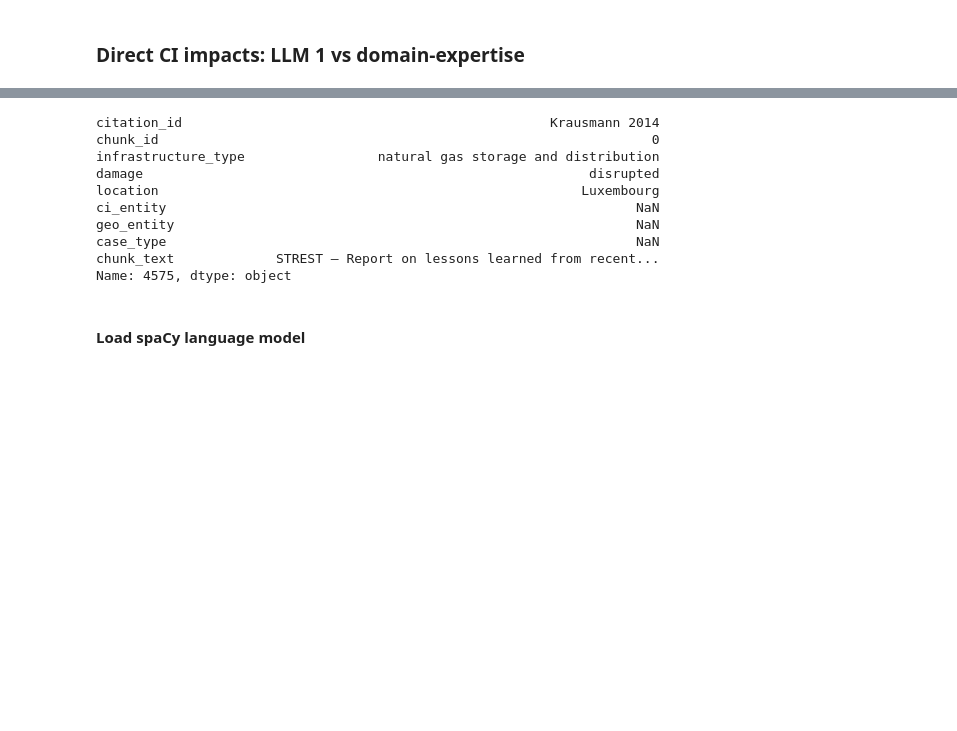
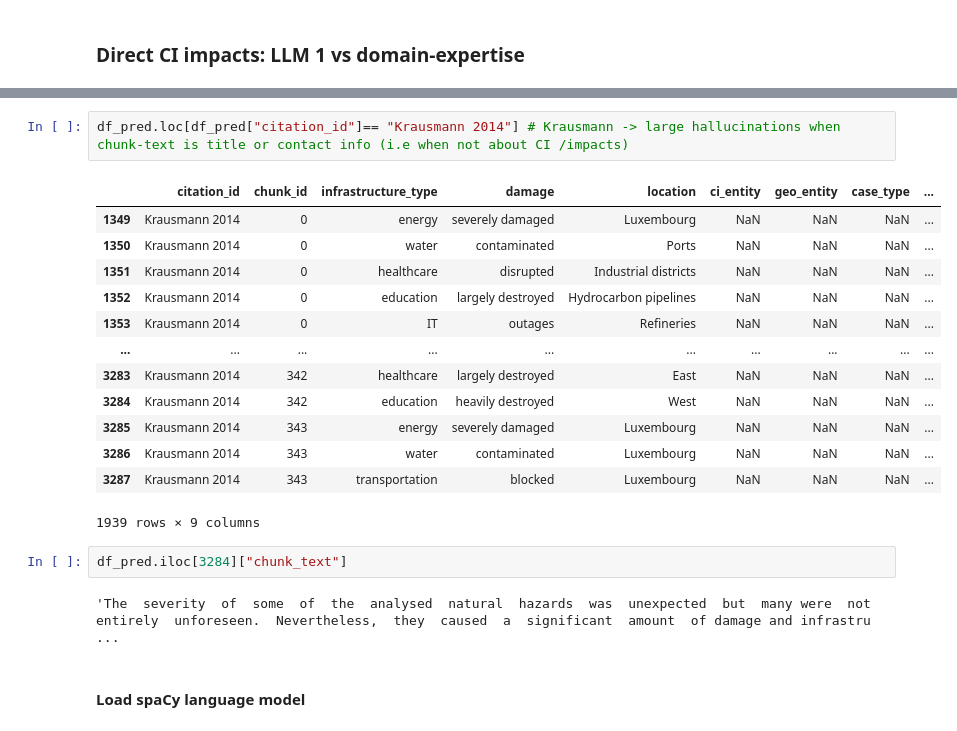
Before and after one commit to SWN-group-at-TU-Berlin/CI-impacts-information-retrieval, a Jupyter notebook: notebooks/llm_evaluation.ipynb, the cells around one changed output, grey strips where cells are left out. Cells and saved outputs as stored; diff of their text form; blank space fills up the shorter version.

```diff
--- a/notebooks/llm_evaluation.ipynb
+++ b/notebooks/llm_evaluation.ipynb
@@ -133,15 +131,23 @@ memory usage: 453.2+ KB
 # %%
+df_pred.loc[df_pred["citation_id"]== "Krausmann 2014"] # Krausmann -> large hallucinations when chunk-text is title or contact info (i.e when not about CI /impacts)
 # %% [output]
+|  | citation_id | chunk_id | infrastructure_type | damage | location | ci_entity | geo_entity | case_type | ... |
+| 1349 | Krausmann 2014 | 0 | energy | severely damaged | Luxembourg | NaN | NaN | NaN | ... |
+| 1350 | Krausmann 2014 | 0 | water | contaminated | Ports | NaN | NaN | NaN | ... |
+| 1351 | Krausmann 2014 | 0 | healthcare | disrupted | Industrial districts | NaN | NaN | NaN | ... |
+| 1352 | Krausmann 2014 | 0 | education | largely destroyed | Hydrocarbon pipelines | NaN | NaN | NaN | ... |
+| 1353 | Krausmann 2014 | 0 | IT | outages | Refineries | NaN | NaN | NaN | ... |
+| ... | ... | ... | ... | ... | ... | ... | ... | ... | ... |
+| 3283 | Krausmann 2014 | 342 | healthcare | largely destroyed | East | NaN | NaN | NaN | ... |
+| 3284 | Krausmann 2014 | 342 | education | heavily destroyed | West | NaN | NaN | NaN | ... |
+| 3285 | Krausmann 2014 | 343 | energy | severely damaged | Luxembourg | NaN | NaN | NaN | ... |
+| 3286 | Krausmann 2014 | 343 | water | contaminated | Luxembourg | NaN | NaN | NaN | ... |
+| 3287 | Krausmann 2014 | 343 | transportation | blocked | Luxembourg | NaN | NaN | NaN | ... |
-citation_id                                               Krausmann 2014
-chunk_id                                                               0
-infrastructure_type                 natural gas storage and distribution
-damage                                                         disrupted
-location                                                      Luxembourg
-ci_entity                                                            NaN
-geo_entity                                                           NaN
-case_type                                                            NaN
-chunk_text             STREST – Report on lessons learned from recent...
-Name: 4575, dtype: object
+1939 rows × 9 columns
+# %%
+df_pred.iloc[3284]["chunk_text"]
+# %% [output]
+'The  severity  of  some  of  the  analysed  natural  hazards  was  unexpected  but  many were  not  entirely  unforeseen.  Nevertheless,  they  caused  a  significant  amount  of damage and infrastru ...
 # %% [markdown]
 #### Load spaCy language model
 # %%
```
Also changed, not shown: parts of 10 cells of this notebook, 5 other files.
